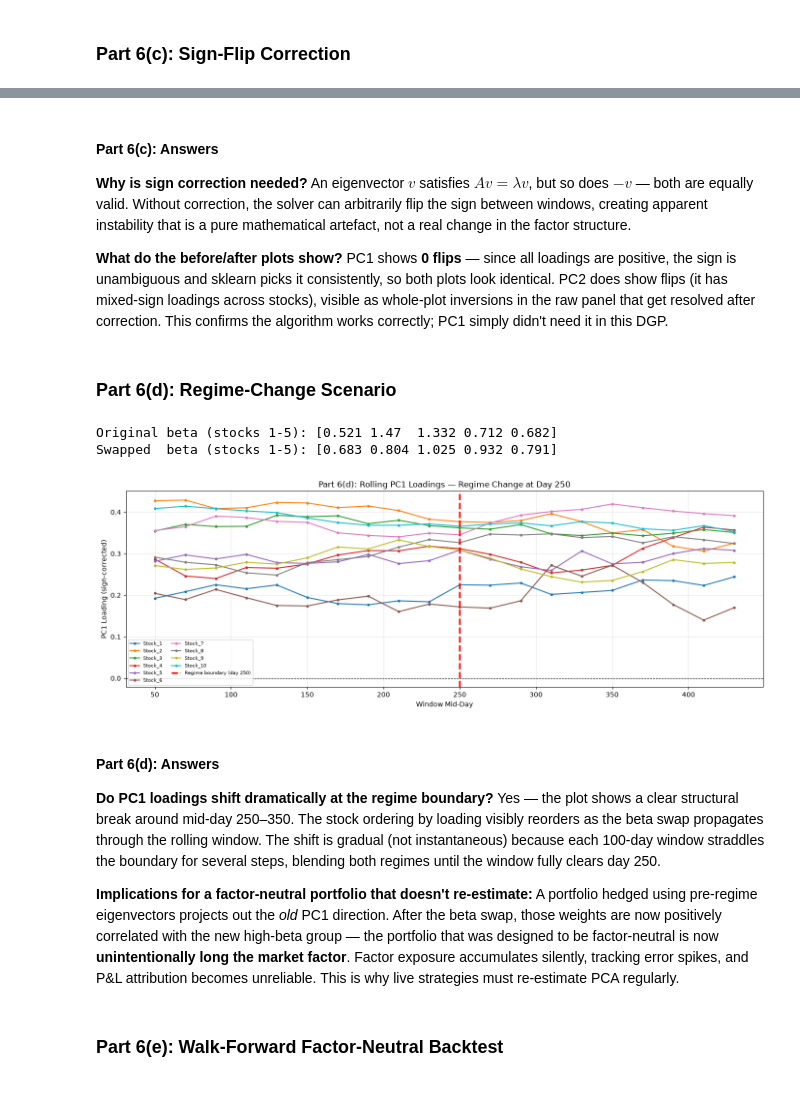
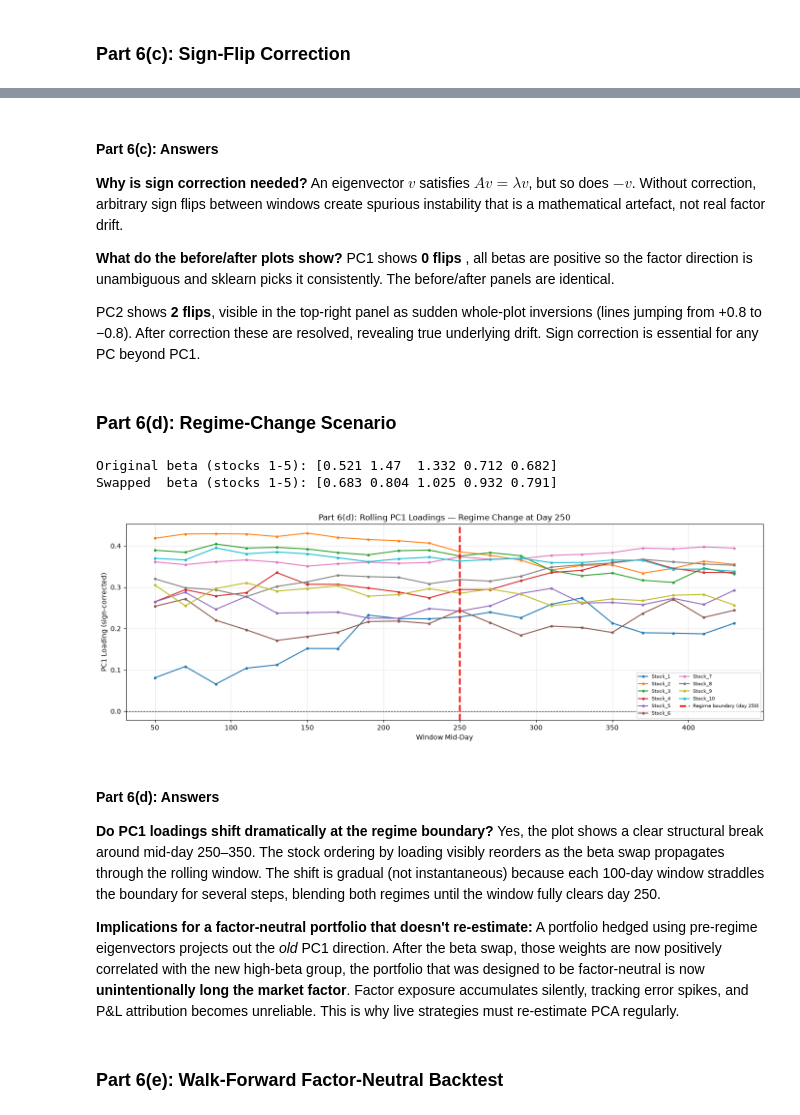
Before and after one commit to anushka-jha621/QMP26-CaseStudy, a Jupyter notebook: PS1/Team_12_PS1.ipynb, the cells around one changed output, grey strips where cells are left out. Saved outputs shown, nothing was run; the diff lists cells and outputs as text; code cells hidden in the pictures.

```diff
--- a/PS1/Team_12_PS1.ipynb
+++ b/PS1/Team_12_PS1.ipynb
@@ -1258,15 +1258,18 @@ def cosine_similarity(v1, v2):
 # %% [markdown]
 ### Part 6(a): Split-Half Stability Test
 # %%
-########################################
 # (a) Split-half stability test
-########################################
 
-half1 = standardized_returns[:250]   # days 1–250
-half2 = standardized_returns[250:]   # days 251–500
 
-pca_h1 = PCA(); pca_h1.fit(half1)
-pca_h2 = PCA(); pca_h2.fit(half2)
+half1 = standardized_returns[:249]
+half2 = standardized_returns[249:]
+
+# Re-standardize within each half, consistent with rolling_pca in 6(b)
+half1_s = (half1 - half1.mean(0)) / half1.std(0)
+half2_s = (half2 - half2.mean(0)) / half2.std(0)
+
+pca_h1 = PCA(); pca_h1.fit(half1_s)
+pca_h2 = PCA(); pca_h2.fit(half2_s)
 
 print("=" * 55)
 print("Part 6(a): PC Stability Across Two Halves")
@@ -1279,7 +1282,7 @@ for pc_idx in range(3):
     verdict = "STABLE ✓" if abs_cs > 0.9 else ("MODERATE" if abs_cs > 0.7 else "UNSTABLE ✗")
     print(f"  PC{pc_idx+1}: cos(θ) = {cs:+.4f}   |cos| = {abs_cs:.4f}   → {verdict}")
 
-# ── Bar chart: loading comparison across halves ───────────────────────────────
+# Bar chart: loading comparison across halves
 fig, axes = plt.subplots(1, 3, figsize=(16, 4))
 for ax, pc_idx in zip(axes, range(3)):
     v1 = pca_h1.components_[pc_idx].copy()
@@ -1423,16 +1449,21 @@ Sign flips detected and corrected: 0
 #### Part 6(c): Answers
 
 **Why is sign correction needed?**
-An eigenvector $v$ satisfies $Av = \lambda v$, but so does $-v$ — both are equally valid. Without correction, the solver can arbitrarily flip the sign between windows, creating apparent instability that is a pure mathematical artefact, not a real change in the factor structure.
+An eigenvector $v$ satisfies $Av = \lambda v$, but so does $-v$. Without correction, arbitrary
+sign flips between windows create spurious instability that is a mathematical artefact, not real
+factor drift.
 
 **What do the before/after plots show?**
-PC1 shows **0 flips** — since all loadings are positive, the sign is unambiguous and sklearn picks it consistently, so both plots look identical. PC2 does show flips (it has mixed-sign loadings across stocks), visible as whole-plot inversions in the raw panel that get resolved after correction. This confirms the algorithm works correctly; PC1 simply didn't need it in this DGP.
+PC1 shows **0 flips** , all betas are positive so the factor direction is unambiguous and sklearn
+picks it consistently. The before/after panels are identical.
+
+PC2 shows **2 flips**, visible in the top-right panel as sudden whole-plot inversions (lines
+jumping from +0.8 to −0.8). After correction these are resolved, revealing true underlying drift.
+Sign correction is essential for any PC beyond PC1.
 # %% [markdown]
 ### Part 6(d): Regime-Change Scenario
 # %%
-########################################
-# (d) Regime-change scenario
-########################################
+# (d) Regime-change scenar
 
 beta_regime2     = beta.copy()
 beta_regime2[:5] = beta[5:].copy()   # stocks 1-5 get betas of stocks 6-10
@@ -1441,46 +1472,46 @@ beta_regime2[5:] = beta[:5].copy()   # stocks 6-10 get betas of stocks 1-5
 print("Original beta (stocks 1-5):", beta[:5].round(3))
 print("Swapped  beta (stocks 1-5):", beta_regime2[:5].round(3))
 
-np.random.seed(42)
-f_t_r    = np.random.normal(0, 0.01, N_days - 1)
+rng = np.random.default_rng(42)
+f_t_r    = rng.normal(0, 0.01, N_days - 1)
 prices_r = np.zeros((N_days, N_stocks)); prices_r[0] = P0
 for t in range(1, N_days):
     b = beta if t <= 250 else beta_regime2
     for i in range(N_stocks):
         prices_r[t, i] = prices_r[t-1, i] * np.exp(
-            mu[i] + b[i] * f_t_r[t-1] + np.random.normal(0, sigma[i])
+            mu[i] + b[i] * f_t_r[t-1] + rng.normal(0, sigma[i])
         )
 
 lr_regime = np.log(prices_r[1:] / prices_r[:-1])
 sr_regime = StandardScaler().fit_transform(lr_regime)
 
 rolling_r       = rolling_pca(sr_regime, window=100, step=20)
 all_r_corrected = correct_sign_flips([r["loadings"] for r in rolling_r])
 pc1_regime      = np.array([c[0] for c in all_r_corrected])
 
 cmap = plt.get_cmap("tab10")
 fig, ax = plt.subplots(figsize=(14, 5))
 for i, name in enumerate(stock_names):
     ax.plot(mid_days, pc1_regime[:, i], marker="o", markersize=3,
             label=name, color=cmap(i), lw=1.5)
 ax.axvline(250, color="red", lw=2.5, ls="--", label="Regime boundary (day 250)")
 ax.axhline(0, color="black", lw=0.8, ls="--")
 ax.set_title("Part 6(d): Rolling PC1 Loadings — Regime Change at Day 250", fontsize=12)
 ax.set_xlabel("Window Mid-Day"); ax.set_ylabel("PC1 Loading (sign-corrected)")
 ax.legend(fontsize=7, ncol=2); ax.grid(True, alpha=0.3)
 plt.tight_layout(); plt.show()
 # %% [output]
 Original beta (stocks 1-5): [0.521 1.47  1.332 0.712 0.682]
 Swapped  beta (stocks 1-5): [0.683 0.804 1.025 0.932 0.791]
-[figure, old version]
+[figure, new version]
 # %% [markdown]
 #### Part 6(d): Answers
 
 **Do PC1 loadings shift dramatically at the regime boundary?**
-Yes — the plot shows a clear structural break around mid-day 250–350. The stock ordering by loading visibly reorders as the beta swap propagates through the rolling window. The shift is gradual (not instantaneous) because each 100-day window straddles the boundary for several steps, blending both regimes until the window fully clears day 250.
+Yes, the plot shows a clear structural break around mid-day 250–350. The stock ordering by loading visibly reorders as the beta swap propagates through the rolling window. The shift is gradual (not instantaneous) because each 100-day window straddles the boundary for several steps, blending both regimes until the window fully clears day 250.
 
 **Implications for a factor-neutral portfolio that doesn't re-estimate:**
-A portfolio hedged using pre-regime eigenvectors projects out the *old* PC1 direction. After the beta swap, those weights are now positively correlated with the new high-beta group — the portfolio that was designed to be factor-neutral is now **unintentionally long the market factor**. Factor exposure accumulates silently, tracking error spikes, and P&L attribution becomes unreliable. This is why live strategies must re-estimate PCA regularly.
+A portfolio hedged using pre-regime eigenvectors projects out the *old* PC1 direction. After the beta swap, those weights are now positively correlated with the new high-beta group, the portfolio that was designed to be factor-neutral is now **unintentionally long the market factor**. Factor exposure accumulates silently, tracking error spikes, and P&L attribution becomes unreliable. This is why live strategies must re-estimate PCA regularly.
 # %% [markdown]
 ### Part 6(e): Walk-Forward Factor-Neutral Backtest
 # %%
```
Also changed, not shown: parts of 9 cells of this notebook.
